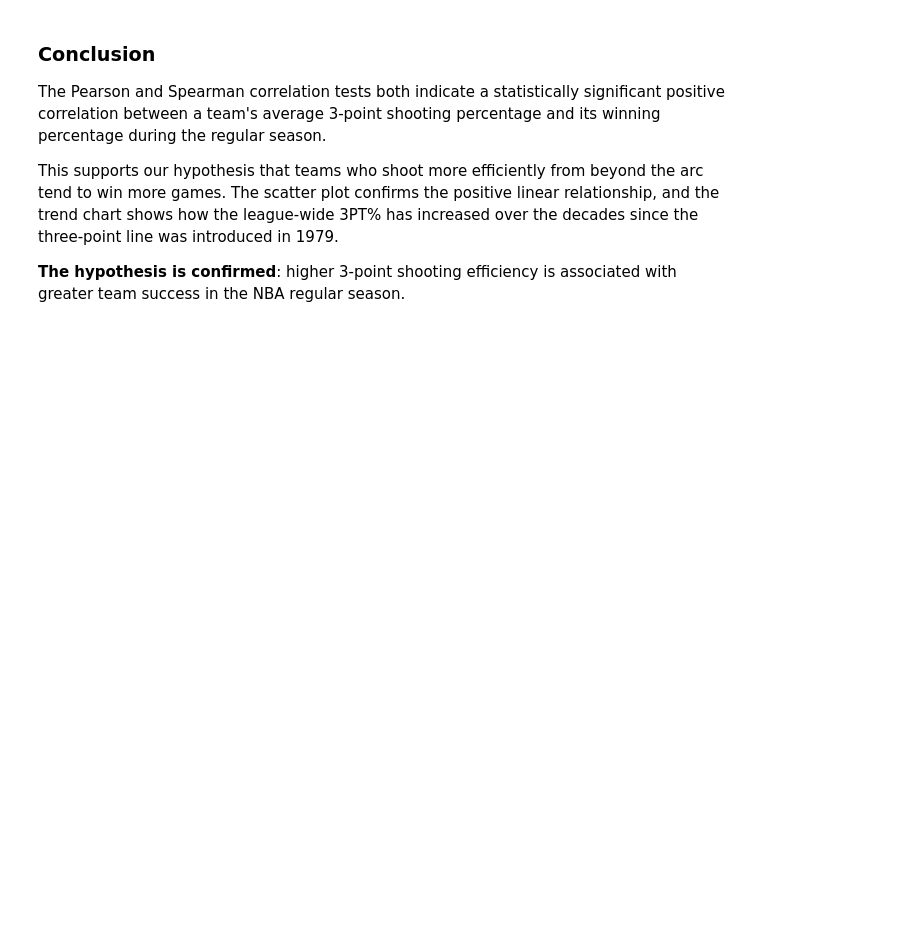
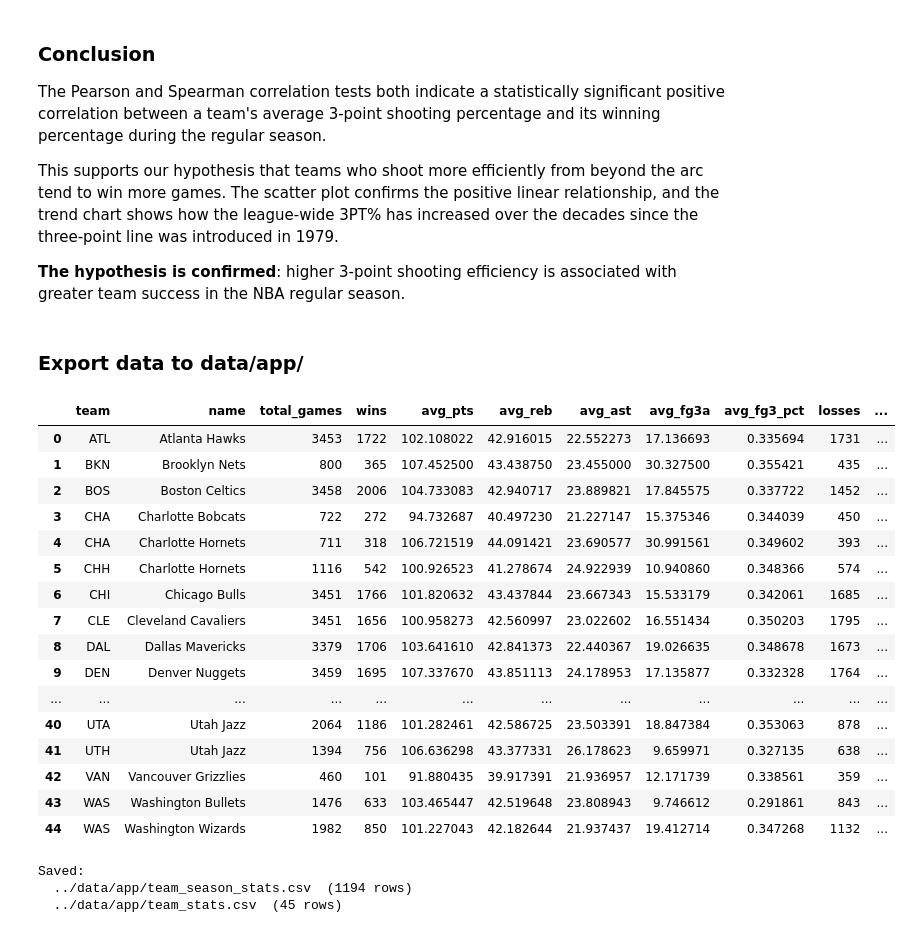
Before and after one commit to AIPAVL0V/python-basketball-project, a Jupyter notebook: notebooks/hypothesis_3pt-wins.ipynb, the cells around one changed output. Cells and saved outputs as stored; diff of their text form; code cells hidden in the pictures; blank space fills up the shorter version.

```diff
--- a/notebooks/hypothesis_3pt-wins.ipynb
+++ b/notebooks/hypothesis_3pt-wins.ipynb
@@ -27,7 +27,8 @@ import matplotlib.pyplot as plt
 import seaborn as sns
 import scipy
 # %%
-game_path = "..\\data\\processed\\game.csv"
+from pathlib import Path
+game_path = Path("..") / "data" / "processed" / "game.csv"
 games = pd.read_csv(game_path)
 # %% [markdown]
 ### Filter data
@@ -112,3 +148,75 @@ The Pearson and Spearman correlation tests both indicate a statistically signifi
 This supports our hypothesis that teams who shoot more efficiently from beyond the arc tend to win more games. The scatter plot confirms the positive linear relationship, and the trend chart shows how the league-wide 3PT% has increased over the decades since the three-point line was introduced in 1979.
 
 **The hypothesis is confirmed**: higher 3-point shooting efficiency is associated with greater team success in the NBA regular season.
+# %% [markdown]
+### Export data to data/app/
+# %%
+home_full = games[[
+    "team_abbreviation_home", "team_name_home",
+    "wl_home", "pts_home", "reb_home", "ast_home", "fg3a_home", "fg3_pct_home"
+]].rename(columns=lambda c: (
+    c.replace("_home", "")
+     .replace("team_abbreviation", "team")
+     .replace("team_name", "name")
+))
+
+away_full = games[[
+    "team_abbreviation_away", "team_name_away",
+    "wl_away", "pts_away", "reb_away", "ast_away", "fg3a_away", "fg3_pct_away"
+]].rename(columns=lambda c: (
+    c.replace("_away", "")
+     .replace("team_abbreviation", "team")
+     .replace("team_name", "name")
+))
+
+all_games = pd.concat([home_full, away_full], ignore_index=True)
+all_games["win"] = (all_games["wl"] == "W").astype(int)
+
+team_stats = all_games.groupby(["team", "name"]).agg(
+    total_games=("win", "count"),
+    wins=("win", "sum"),
+    avg_pts=("pts", "mean"),
+    avg_reb=("reb", "mean"),
+    avg_ast=("ast", "mean"),
+    avg_fg3a=("fg3a", "mean"),
+    avg_fg3_pct=("fg3_pct", "mean"),
+).reset_index()
+
+team_stats["losses"] = team_stats["total_games"] - team_stats["wins"]
+team_stats["win_pct"] = team_stats["wins"] / team_stats["total_games"]
+
+team_stats
+# %% [output]
+|  | team | name | total_games | wins | avg_pts | avg_reb | avg_ast | avg_fg3a | avg_fg3_pct | losses | ... |
+| 0 | ATL | Atlanta Hawks | 3453 | 1722 | 102.108022 | 42.916015 | 22.552273 | 17.136693 | 0.335694 | 1731 | ... |
+| 1 | BKN | Brooklyn Nets | 800 | 365 | 107.452500 | 43.438750 | 23.455000 | 30.327500 | 0.355421 | 435 | ... |
+| 2 | BOS | Boston Celtics | 3458 | 2006 | 104.733083 | 42.940717 | 23.889821 | 17.845575 | 0.337722 | 1452 | ... |
+| 3 | CHA | Charlotte Bobcats | 722 | 272 | 94.732687 | 40.497230 | 21.227147 | 15.375346 | 0.344039 | 450 | ... |
+| 4 | CHA | Charlotte Hornets | 711 | 318 | 106.721519 | 44.091421 | 23.690577 | 30.991561 | 0.349602 | 393 | ... |
+| 5 | CHH | Charlotte Hornets | 1116 | 542 | 100.926523 | 41.278674 | 24.922939 | 10.940860 | 0.348366 | 574 | ... |
+| 6 | CHI | Chicago Bulls | 3451 | 1766 | 101.820632 | 43.437844 | 23.667343 | 15.533179 | 0.342061 | 1685 | ... |
+| 7 | CLE | Cleveland Cavaliers | 3451 | 1656 | 100.958273 | 42.560997 | 23.022602 | 16.551434 | 0.350203 | 1795 | ... |
+| 8 | DAL | Dallas Mavericks | 3379 | 1706 | 103.641610 | 42.841373 | 22.440367 | 19.026635 | 0.348678 | 1673 | ... |
+| 9 | DEN | Denver Nuggets | 3459 | 1695 | 107.337670 | 43.851113 | 24.178953 | 17.135877 | 0.332328 | 1764 | ... |
+| ... | ... | ... | ... | ... | ... | ... | ... | ... | ... | ... | ... |
+| 40 | UTA | Utah Jazz | 2064 | 1186 | 101.282461 | 42.586725 | 23.503391 | 18.847384 | 0.353063 | 878 | ... |
+| 41 | UTH | Utah Jazz | 1394 | 756 | 106.636298 | 43.377331 | 26.178623 | 9.659971 | 0.327135 | 638 | ... |
+| 42 | VAN | Vancouver Grizzlies | 460 | 101 | 91.880435 | 39.917391 | 21.936957 | 12.171739 | 0.338561 | 359 | ... |
+| 43 | WAS | Washington Bullets | 1476 | 633 | 103.465447 | 42.519648 | 23.808943 | 9.746612 | 0.291861 | 843 | ... |
+| 44 | WAS | Washington Wizards | 1982 | 850 | 101.227043 | 42.182644 | 21.937437 | 19.412714 | 0.347268 | 1132 | ... |
+# %%
+from pathlib import Path
+
+out_dir = Path("../data/app")
+out_dir.mkdir(parents=True, exist_ok=True)
+
+team_season.to_csv(out_dir / "team_season_stats.csv", index=False)
+team_stats.to_csv(out_dir / "team_stats.csv", index=False)
+
+print("Saved:")
+print(f"  {out_dir / 'team_season_stats.csv'}  ({len(team_season)} rows)")
+print(f"  {out_dir / 'team_stats.csv'}  ({len(team_stats)} rows)")
+# %% [output]
+Saved:
+  ../data/app/team_season_stats.csv  (1194 rows)
+  ../data/app/team_stats.csv  (45 rows)
```
Also changed, not shown: parts of 5 cells of this notebook, 8 other files.
